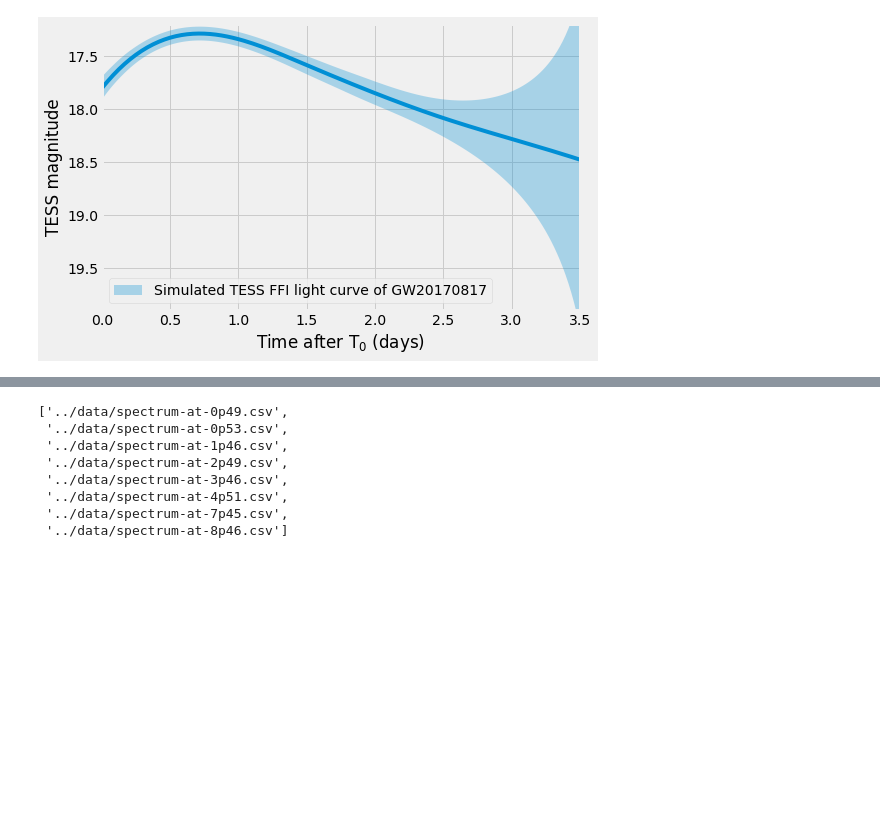
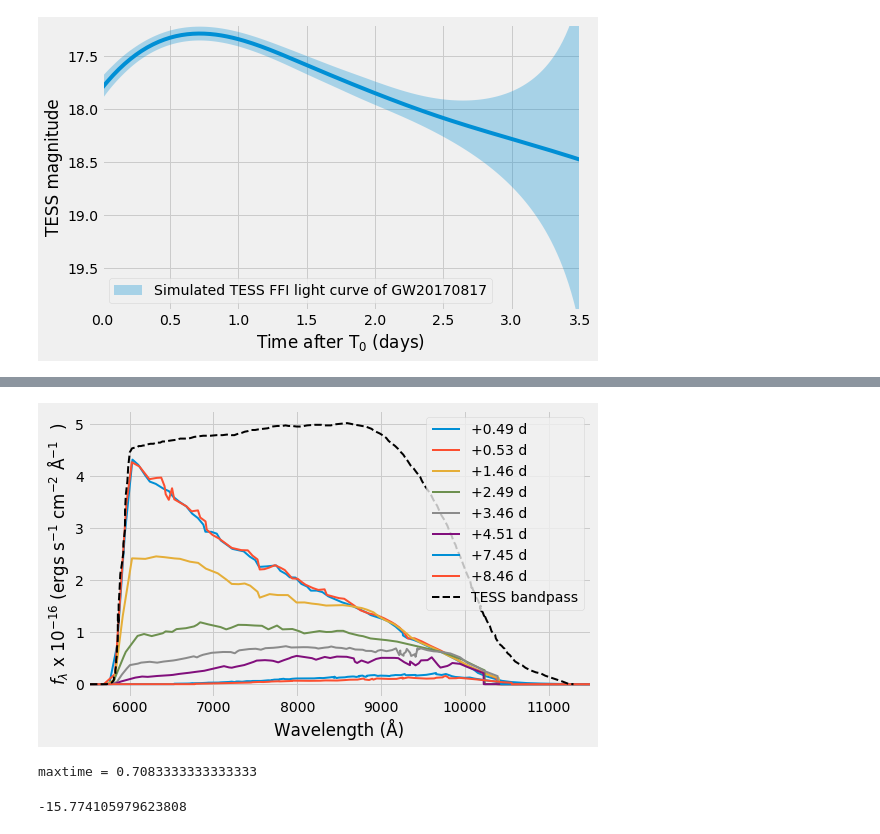
Before and after one commit to mrtommyb/messing-with-gw, a Jupyter notebook: code/gw_mag_v2.ipynb, the cells around one changed output, grey strips where cells are left out. Cells and saved outputs as stored; diff of their text form; code cells hidden in the pictures; blank space fills up the shorter version.

```diff
--- a/code/gw_mag_v2.ipynb
+++ b/code/gw_mag_v2.ipynb
@@ -87,11 +205,27 @@ with plt.style.context(('fivethirtyeight')):
-# %%
-spectrapath
-# %% [output]
-['../data/spectrum-at-0p49.csv',
- '../data/spectrum-at-0p53.csv',
- '../data/spectrum-at-1p46.csv',
- '../data/spectrum-at-2p49.csv',
- '../data/spectrum-at-3p46.csv',
- '../data/spectrum-at-4p51.csv',
- '../data/spectrum-at-7p45.csv',
- '../data/spectrum-at-8p46.csv']
+# %%
+t = [0.49, 0.53, 1.46, 2.49, 3.46, 4.51, 7.45, 8.46]
+with plt.style.context(('fivethirtyeight')):
+    fig = plt.figure(figsize=[8,5])
+
+    for i, s in enumerate(GWT.spectra_l):
+        plt.plot(GWT.wavelength_ang, s/1E-16,
+                     label ='+{} d'.format(t[i] ), lw=2)
+#     plt.ylim(19.9,16.9)
+    plt.xlim(5500,11500)
+    plt.xlabel('Wavelength (Å)')
+    plt.ylabel('$f_\lambda$ x $10^{-16}$ (ergs s$^{-1}$ cm$^{-2}$ Å$^{-1}$  )')
+    plt.plot(GWT.tess_ang, GWT.tess_qe*5, color='k', ls='--', lw=2, label='TESS bandpass')
+    plt.legend(loc=0)
+    fig.tight_layout()
+    fig.savefig('tess-convolved-spectra-gw20170817.png')
+#
+# %% [output]
+[figure, added]
+# %%
+print('maxtime = {}'.format(t_sim[np.argmin(m_sim)]))
+# %% [output]
+maxtime = 0.7083333333333333
+# %%
+GWT.get_absmag(np.min(m_sim), 41E6)
+# %% [output]
+-15.774105979623808
```
Also changed, not shown: parts of 41 cells of this notebook, 6 other files.
